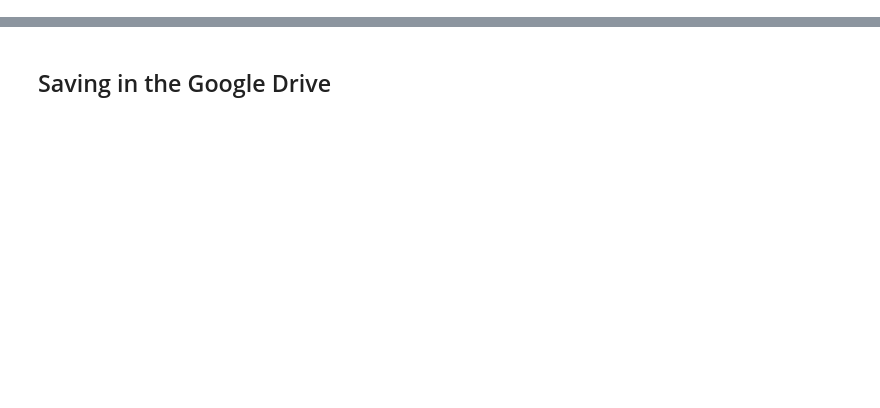
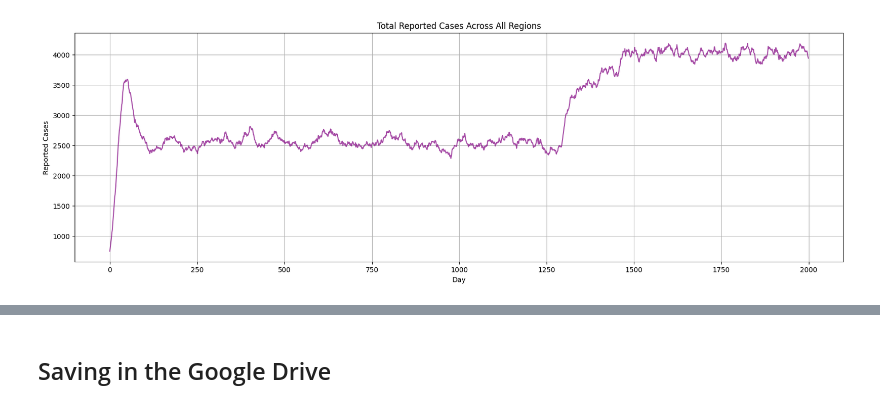
Before and after one commit to SahputraS/Outbreak-Simulation-and-Detection-Testing, a Jupyter notebook: SIRS_Metapopulation_With_Reporting.ipynb, the cells around one changed output, grey strips where cells are left out. Cells and saved outputs as stored; diff of their text form; code cells hidden in the pictures; blank space fills up the shorter version.

```diff
--- a/SIRS_Metapopulation_With_Reporting.ipynb
+++ b/SIRS_Metapopulation_With_Reporting.ipynb
@@ -306 +286,15 @@ plt.show()
+# %%
+plt.figure(figsize=(20, 6))
+
+# Sum reported cases across all regions for each day
+sum_reported = data.groupby('Day')['Infected'].sum()
+
+plt.plot(sum_reported.index, sum_reported.values, color='purple', alpha=0.7)
+plt.xlabel('Day')
+plt.ylabel('Reported Cases')
+plt.title('Total Reported Cases Across All Regions')
+plt.grid(True)
+plt.show()
+# %% [output]
+[figure, added]
 # %%
```
Also changed, not shown: parts of 9 cells of this notebook.
